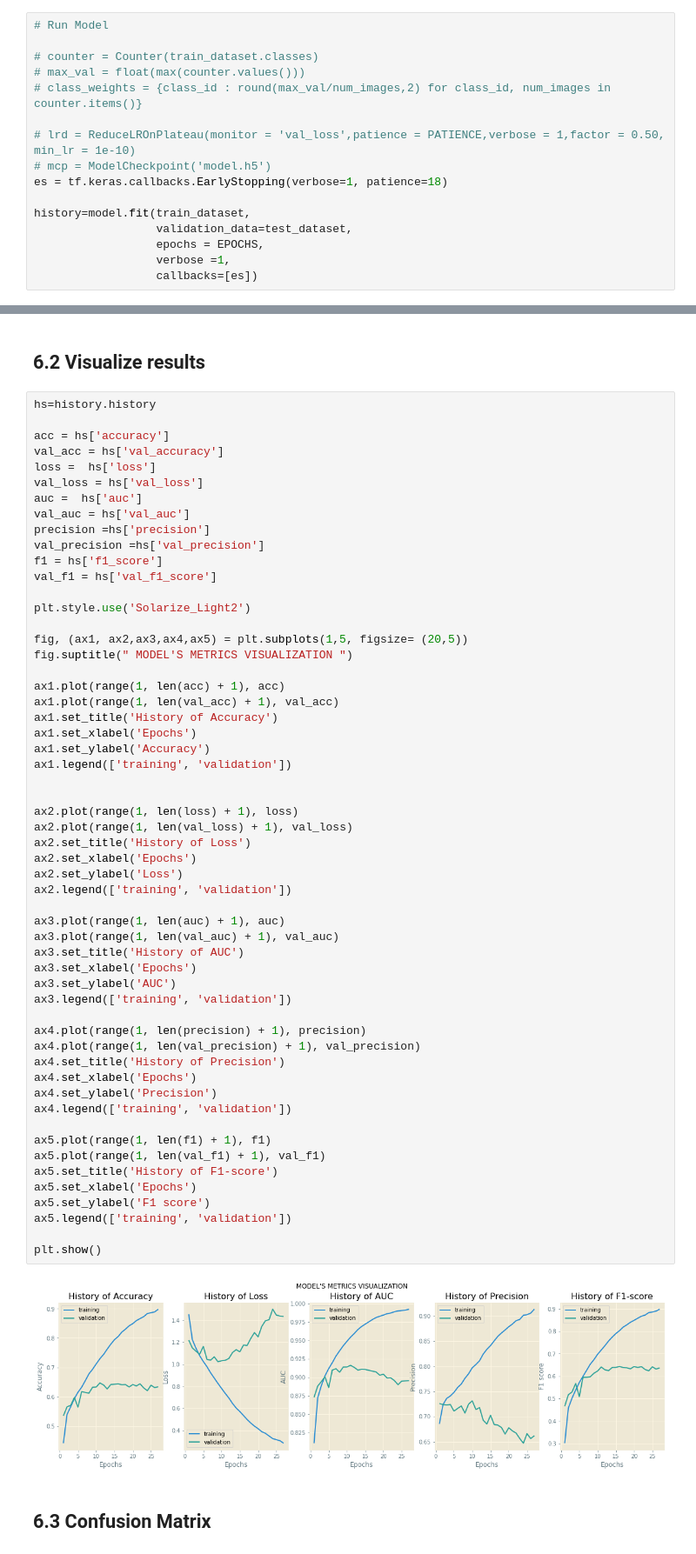
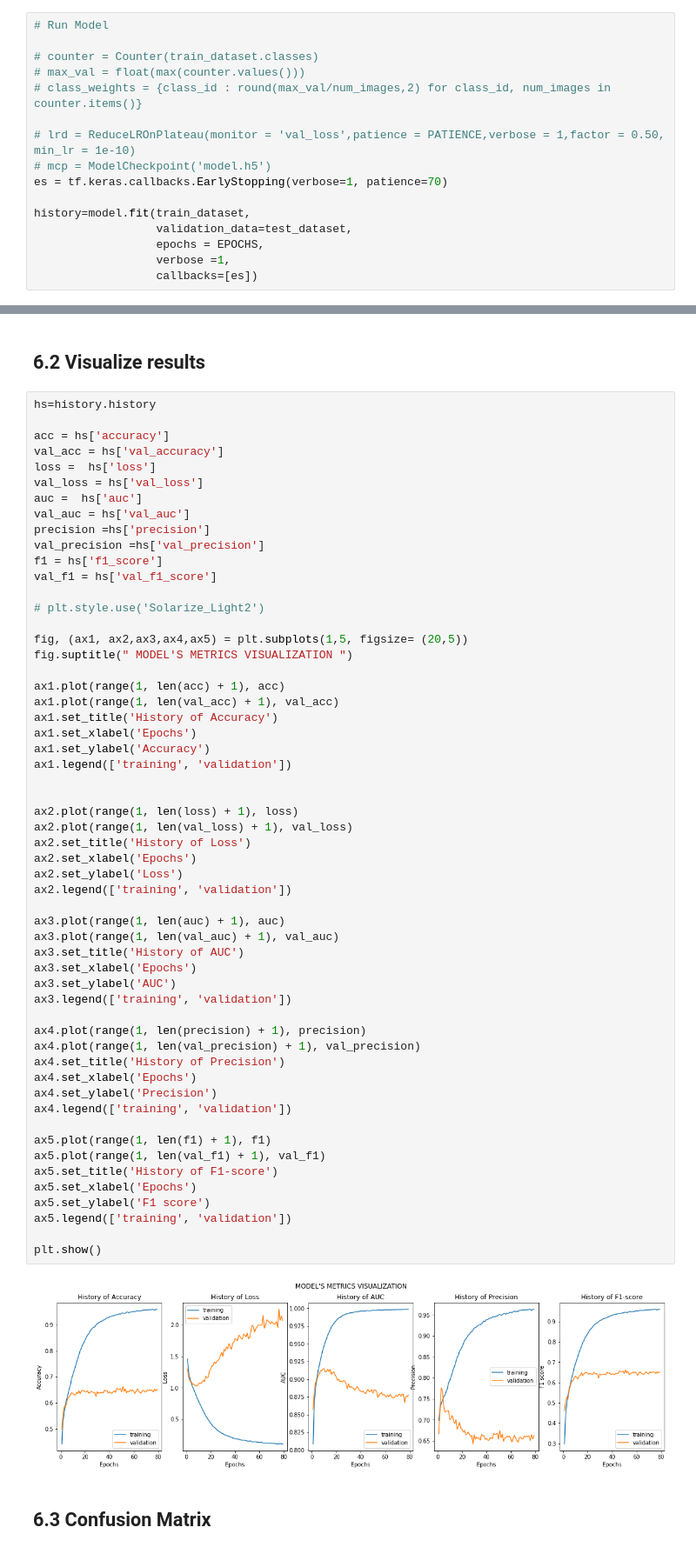
Before and after one commit to Sch1Warz/FaceDetection, a Jupyter notebook: vgg16.ipynb, the cells around one changed output, grey strips where cells are left out. Shown: that part at 87% size. Cells and saved outputs as stored; diff of their text form.

```diff
--- a/vgg16.ipynb
+++ b/vgg16.ipynb
@@ -227,7 +227,7 @@ model.compile(optimizer=adam, loss='categorical_crossentropy',metrics=METRICS)
 
 # lrd = ReduceLROnPlateau(monitor = 'val_loss',patience = PATIENCE,verbose = 1,factor = 0.50, min_lr = 1e-10)
 # mcp = ModelCheckpoint('model.h5')
-es = tf.keras.callbacks.EarlyStopping(verbose=1, patience=18)
+es = tf.keras.callbacks.EarlyStopping(verbose=1, patience=70)
 
 history=model.fit(train_dataset,
                   validation_data=test_dataset,
@@ -304,7 +304,7 @@ val_precision =hs['val_precision']
 f1 = hs['f1_score']
 val_f1 = hs['val_f1_score']
 
-plt.style.use('Solarize_Light2')
+# plt.style.use('Solarize_Light2')
 
 fig, (ax1, ax2,ax3,ax4,ax5) = plt.subplots(1,5, figsize= (20,5))
 fig.suptitle(" MODEL'S METRICS VISUALIZATION ")
@@ -320,34 +320,34 @@ ax1.legend(['training', 'validation'])
 ax2.plot(range(1, len(loss) + 1), loss)
 ax2.plot(range(1, len(val_loss) + 1), val_loss)
 ax2.set_title('History of Loss')
 ax2.set_xlabel('Epochs')
 ax2.set_ylabel('Loss')
 ax2.legend(['training', 'validation'])
 
 ax3.plot(range(1, len(auc) + 1), auc)
 ax3.plot(range(1, len(val_auc) + 1), val_auc)
 ax3.set_title('History of AUC')
 ax3.set_xlabel('Epochs')
 ax3.set_ylabel('AUC')
 ax3.legend(['training', 'validation'])
 
 ax4.plot(range(1, len(precision) + 1), precision)
 ax4.plot(range(1, len(val_precision) + 1), val_precision)
 ax4.set_title('History of Precision')
 ax4.set_xlabel('Epochs')
 ax4.set_ylabel('Precision')
 ax4.legend(['training', 'validation'])
 
 ax5.plot(range(1, len(f1) + 1), f1)
 ax5.plot(range(1, len(val_f1) + 1), val_f1)
 ax5.set_title('History of F1-score')
 ax5.set_xlabel('Epochs')
 ax5.set_ylabel('F1 score')
 ax5.legend(['training', 'validation'])
 
 plt.show()
 # %% [output]
-[figure, old version]
+[figure, new version]
 # %% [markdown]
 ## 6.3 Confusion Matrix
 # %%
```
Also changed, not shown: parts of 8 cells of this notebook, 3 other files.
